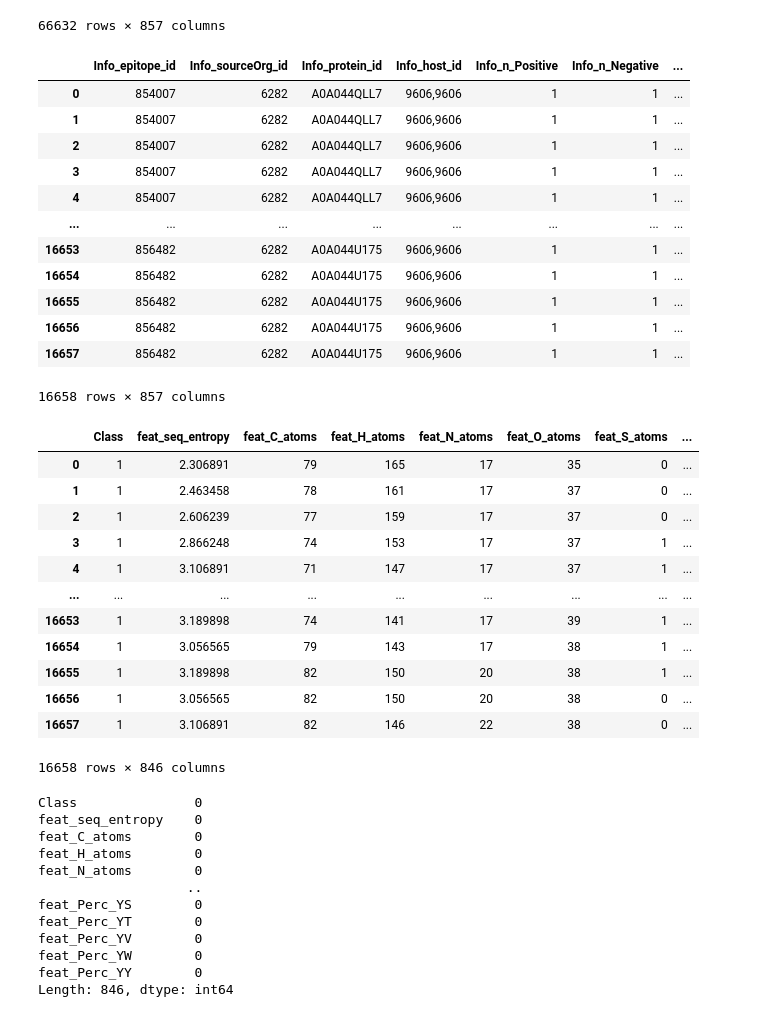
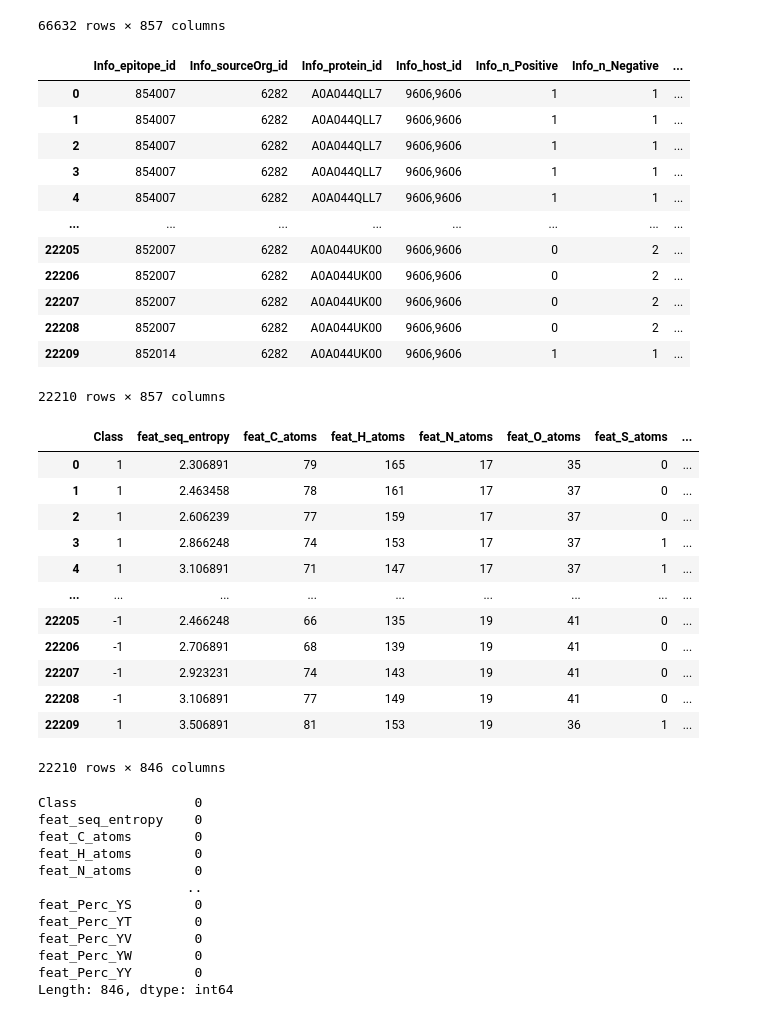
Before and after one commit to lindeberg25/orgspec-epitope-prediction, a Jupyter notebook: OrgSpec-Epitope-Prediction.ipynb, the cells around one changed output. Saved outputs shown, nothing was run; the diff lists cells and outputs as text; code cells hidden in the pictures.

```diff
--- a/OrgSpec-Epitope-Prediction.ipynb
+++ b/OrgSpec-Epitope-Prediction.ipynb
@@ -36,22 +36,22 @@ train_ovolvulus
 66632 rows × 857 columns
 # %%
 # Using only 1/4 of the dataset due to high RAM consumption
-train_ovolvulus = train_ovolvulus.iloc[0:int(train_ovolvulus.shape[0]/4),:]
+train_ovolvulus = train_ovolvulus.iloc[0:int(train_ovolvulus.shape[0]/3),:]
 train_ovolvulus
 # %% [output]
 |  | Info_epitope_id | Info_sourceOrg_id | Info_protein_id | Info_host_id | Info_n_Positive | Info_n_Negative | ... |
 | 0 | 854007 | 6282 | A0A044QLL7 | 9606,9606 | 1 | 1 | ... |
 | 1 | 854007 | 6282 | A0A044QLL7 | 9606,9606 | 1 | 1 | ... |
 | 2 | 854007 | 6282 | A0A044QLL7 | 9606,9606 | 1 | 1 | ... |
 | 3 | 854007 | 6282 | A0A044QLL7 | 9606,9606 | 1 | 1 | ... |
 | 4 | 854007 | 6282 | A0A044QLL7 | 9606,9606 | 1 | 1 | ... |
 | ... | ... | ... | ... | ... | ... | ... | ... |
-| 16653 | 856482 | 6282 | A0A044U175 | 9606,9606 | 1 | 1 | ... |
-| 16654 | 856482 | 6282 | A0A044U175 | 9606,9606 | 1 | 1 | ... |
-| 16655 | 856482 | 6282 | A0A044U175 | 9606,9606 | 1 | 1 | ... |
-| 16656 | 856482 | 6282 | A0A044U175 | 9606,9606 | 1 | 1 | ... |
-| 16657 | 856482 | 6282 | A0A044U175 | 9606,9606 | 1 | 1 | ... |
+| 22205 | 852007 | 6282 | A0A044UK00 | 9606,9606 | 0 | 2 | ... |
+| 22206 | 852007 | 6282 | A0A044UK00 | 9606,9606 | 0 | 2 | ... |
+| 22207 | 852007 | 6282 | A0A044UK00 | 9606,9606 | 0 | 2 | ... |
+| 22208 | 852007 | 6282 | A0A044UK00 | 9606,9606 | 0 | 2 | ... |
+| 22209 | 852014 | 6282 | A0A044UK00 | 9606,9606 | 1 | 1 | ... |
-16658 rows × 857 columns
+22210 rows × 857 columns
 # %%
 #Feature column names should start with *feat_*, and the class attribute should be called *Class*. All other columns
 #are ignored when fitting the model. Based on https://github.com/fcampelo/epitopes/blob/master/R/fit_model.R
@@ -66,12 +66,12 @@ train_ovolvulus
 | 3 | 1 | 2.866248 | 74 | 153 | 17 | 37 | 1 | ... |
 | 4 | 1 | 3.106891 | 71 | 147 | 17 | 37 | 1 | ... |
 | ... | ... | ... | ... | ... | ... | ... | ... | ... |
-| 16653 | 1 | 3.189898 | 74 | 141 | 17 | 39 | 1 | ... |
-| 16654 | 1 | 3.056565 | 79 | 143 | 17 | 38 | 1 | ... |
-| 16655 | 1 | 3.189898 | 82 | 150 | 20 | 38 | 1 | ... |
-| 16656 | 1 | 3.056565 | 82 | 150 | 20 | 38 | 0 | ... |
-| 16657 | 1 | 3.106891 | 82 | 146 | 22 | 38 | 0 | ... |
+| 22205 | -1 | 2.466248 | 66 | 135 | 19 | 41 | 0 | ... |
+| 22206 | -1 | 2.706891 | 68 | 139 | 19 | 41 | 0 | ... |
+| 22207 | -1 | 2.923231 | 74 | 143 | 19 | 41 | 0 | ... |
+| 22208 | -1 | 3.106891 | 77 | 149 | 19 | 41 | 0 | ... |
+| 22209 | 1 | 3.506891 | 81 | 153 | 19 | 36 | 1 | ... |
-16658 rows × 846 columns
+22210 rows × 846 columns
 # %%
 #checking for null values.
 train_ovolvulus.isnull().sum()
```
Also changed, not shown: parts of 21 cells of this notebook.
